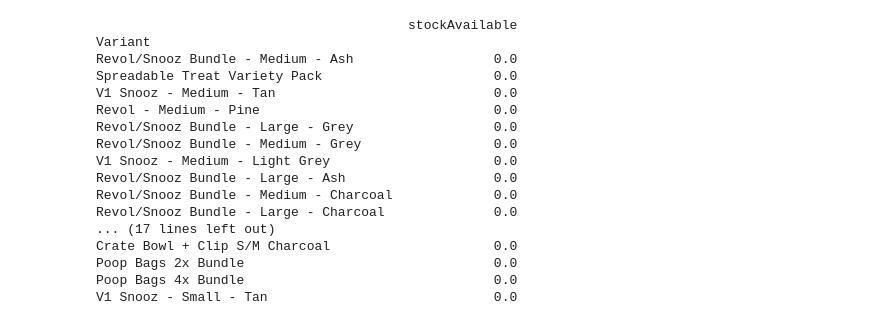
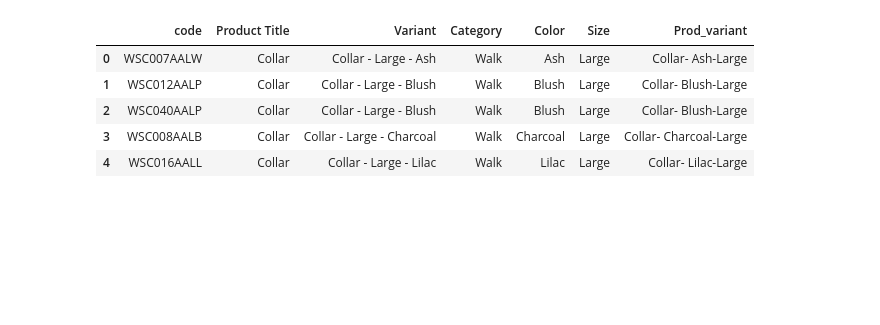
Before and after one commit to revatikharate/Diggs-Business-Intelligence, a Jupyter notebook: Inventory.ipynb, the cells around one changed output. Cells and saved outputs as stored; diff of their text form; code cells hidden in the pictures; blank space fills up the shorter version.

```diff
--- a/Inventory.ipynb
+++ b/Inventory.ipynb
@@ -200,21 +1,18 @@ plt.show()
-# %%
-no_stock_avail_df = available_stock_variant_df[available_stock_variant_df["stockAvailable"] == 0]
-print(no_stock_avail_df) #31 products which have no inventory
-# %% [output]
-                                        stockAvailable
-Variant
-Revol/Snooz Bundle - Medium - Ash                  0.0
-Spreadable Treat Variety Pack                      0.0
-V1 Snooz - Medium - Tan                            0.0
-Revol - Medium - Pine                              0.0
-Revol/Snooz Bundle - Large - Grey                  0.0
-Revol/Snooz Bundle - Medium - Grey                 0.0
-V1 Snooz - Medium - Light Grey                     0.0
-Revol/Snooz Bundle - Large - Ash                   0.0
-Revol/Snooz Bundle - Medium - Charcoal             0.0
-Revol/Snooz Bundle - Large - Charcoal              0.0
-... (17 lines left out)
-Crate Bowl + Clip S/M Charcoal                     0.0
-Poop Bags 2x Bundle                                0.0
-Poop Bags 4x Bundle                                0.0
-V1 Snooz - Small - Tan                             0.0
+# %%
+#import excel file
+
+import pandas as pd
+
+sku_df = pd.read_excel('/Users/revatirameshkharate/Desktop/ITP Projects/Diggs BI/Diggs SKU Mapping.xlsx', sheet_name='Sheet1')
+
+sku_df=sku_df.drop(['Is Bundle?','Component 1','Component 2','Component 3','Component 4'], axis = 1)
+sku_df.rename(columns = {'Diggs SKU':'code'}, inplace = True)
+
+sku_df.head()
+# %% [output]
+|  | code | Product Title | Variant | Category | Color | Size | Prod_variant |
+| 0 | WSC007AALW | Collar | Collar - Large - Ash | Walk | Ash | Large | Collar- Ash-Large |
+| 1 | WSC012AALP | Collar | Collar - Large - Blush | Walk | Blush | Large | Collar- Blush-Large |
+| 2 | WSC040AALP | Collar | Collar - Large - Blush | Walk | Blush | Large | Collar- Blush-Large |
+| 3 | WSC008AALB | Collar | Collar - Large - Charcoal | Walk | Charcoal | Large | Collar- Charcoal-Large |
+| 4 | WSC016AALL | Collar | Collar - Large - Lilac | Walk | Lilac | Large | Collar- Lilac-Large |
```
Also changed, not shown: parts of 54 cells of this notebook.
